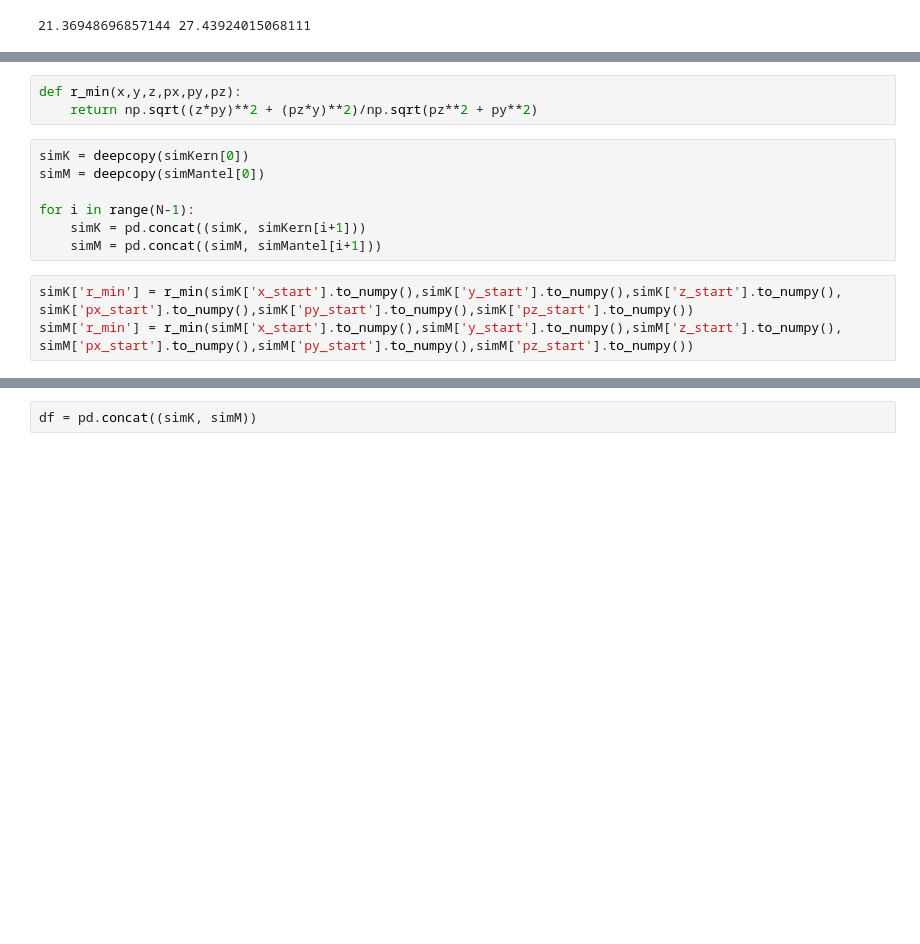
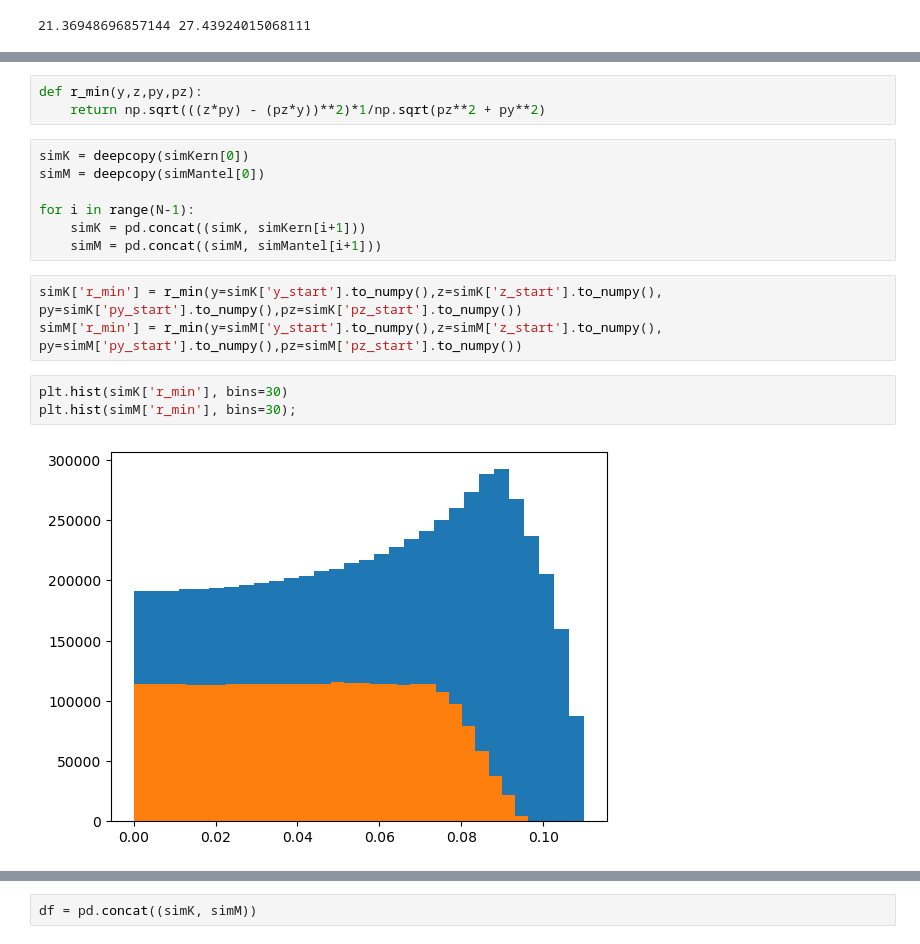
Before and after one commit to th3odor/TP_lab, a Jupyter notebook: reports/V_SciFi/aw.ipynb, the cells around one changed output, grey strips where cells are left out. Cells and saved outputs as stored; diff of their text form; blank space fills up the shorter version.

```diff
--- a/reports/V_SciFi/aw.ipynb
+++ b/reports/V_SciFi/aw.ipynb
@@ -138,6 +138,6 @@ plt.legend();
 # %%
-def r_min(x,y,z,px,py,pz):
-    return np.sqrt((z*py)**2 + (pz*y)**2)/np.sqrt(pz**2 + py**2)
+def r_min(y,z,py,pz):
+    return np.sqrt(((z*py) - (pz*y))**2)*1/np.sqrt(pz**2 + py**2)
 # %%
 simK = deepcopy(simKern[0])
 simM = deepcopy(simMantel[0])
@@ -146,8 +146,13 @@ for i in range(N-1):
     simK = pd.concat((simK, simKern[i+1]))
     simM = pd.concat((simM, simMantel[i+1]))
 # %%
-simK['r_min'] = r_min(simK['x_start'].to_numpy(),simK['y_start'].to_numpy(),simK['z_start'].to_numpy(), simK['px_start'].to_numpy(),simK['py_start'].to_numpy(),simK['pz_start'].to_numpy())
-simM['r_min'] = r_min(simM['x_start'].to_numpy(),simM['y_start'].to_numpy(),simM['z_start'].to_numpy(), simM['px_start'].to_numpy(),simM['py_start'].to_numpy(),simM['pz_start'].to_numpy())
+simK['r_min'] = r_min(y=simK['y_start'].to_numpy(),z=simK['z_start'].to_numpy(), py=simK['py_start'].to_numpy(),pz=simK['pz_start'].to_numpy())
+simM['r_min'] = r_min(y=simM['y_start'].to_numpy(),z=simM['z_start'].to_numpy(), py=simM['py_start'].to_numpy(),pz=simM['pz_start'].to_numpy())
+# %%
+plt.hist(simK['r_min'], bins=30)
+plt.hist(simM['r_min'], bins=30);
+# %% [output]
+[figure, added]
 # %%
 plt.hist2d(simK['r_min'],simK['thetha']*180/np.pi,bins=(50,50), range=[[0,0.125],[0,50]]);
 plt.colorbar()
```
Also changed, not shown: parts of 9 cells of this notebook.
